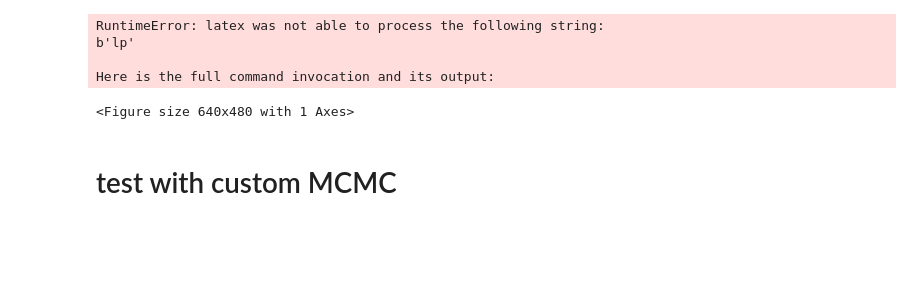
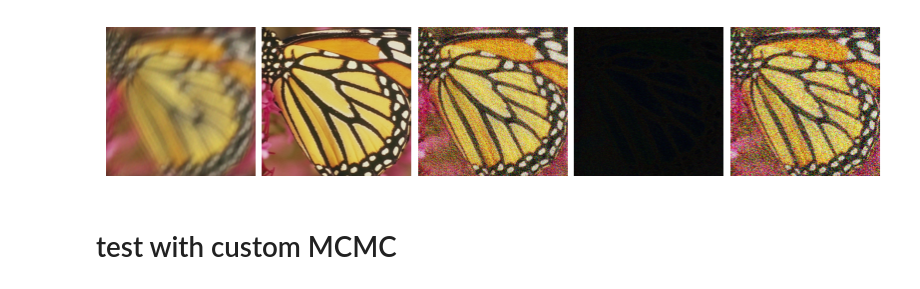
Before and after one commit to JaybeeH32/GenerativeModellingProject, a Jupyter notebook: PMC.ipynb, the cells around one changed output. Cells and saved outputs as stored; diff of their text form; code cells hidden in the pictures; blank space fills up the shorter version.

```diff
--- a/PMC.ipynb
+++ b/PMC.ipynb
@@ -234,14 +149,11 @@ Here is the full command invocation and its output:
-# %%
-import matplotlib.pyplot as plt
-import matplotlib_inline
-plt.plot(np.array(metrics['psnr'][0]))
-plt.show()
-# %% [output]
-RuntimeError: latex was not able to process the following string:
-b'lp'
-
-Here is the full command invocation and its output:
-<Figure size 640x480 with 1 Axes>
+# %%
+# plot results
+example_sample = pula_mean + torch.randn_like(pula_mean) * torch.sqrt(pula_var)
+
+imgs = [x_lin, x, pula_mean, pula_var, example_sample]
+dinv_plot(imgs, rescale_mode='clip')
+# %% [output]
+[figure, added]
 # %% [markdown]
 # test with custom MCMC
 # %%
```
Also changed, not shown: parts of 15 cells of this notebook, 12 other files.
